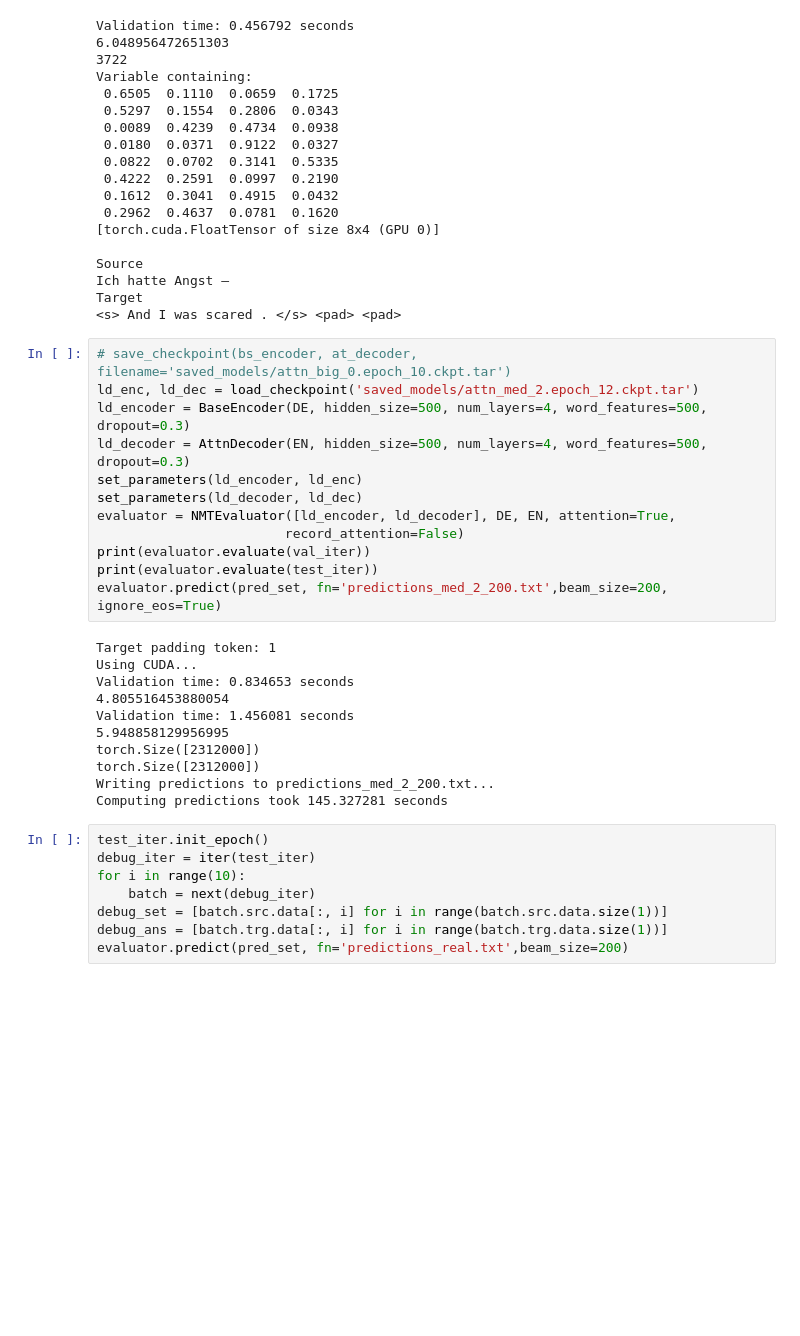
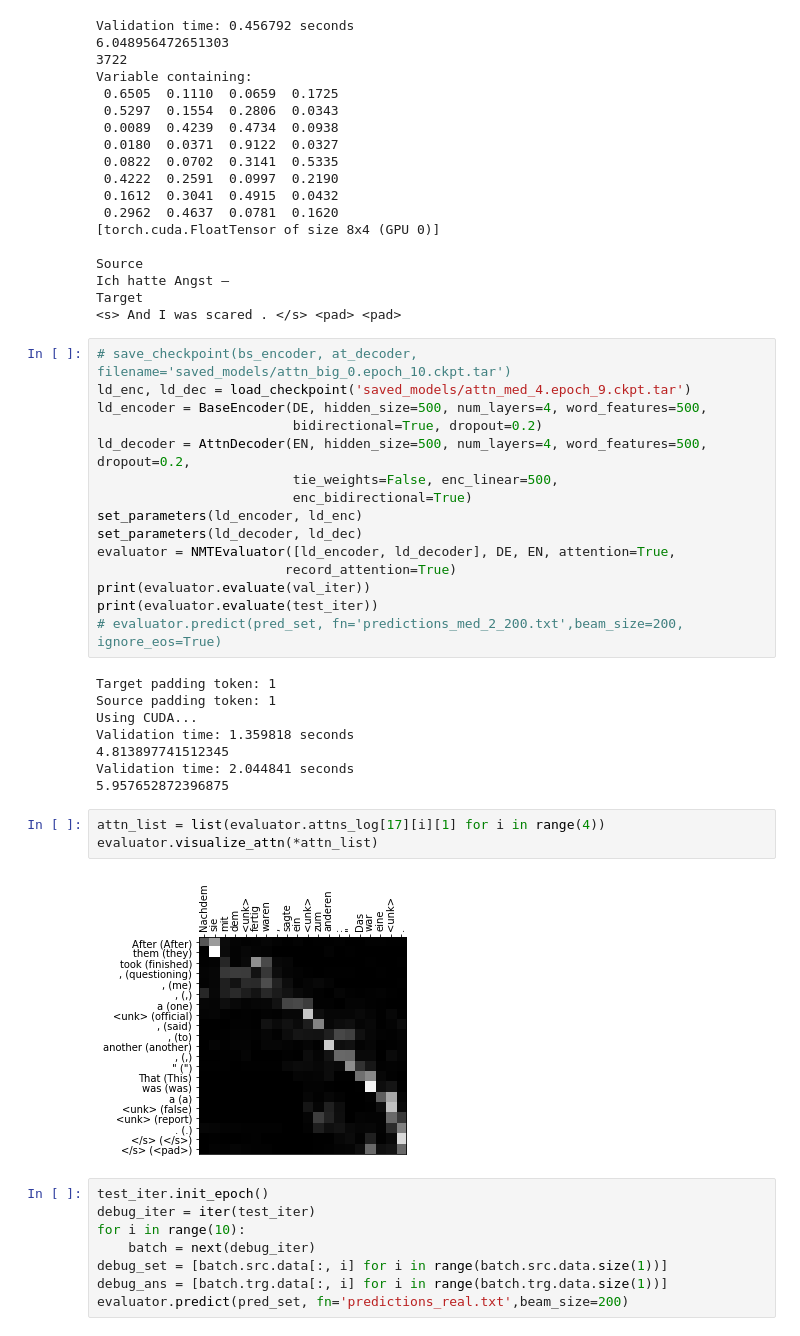
Before and after one commit to emptycrown/cs287-nlp, a Jupyter notebook: hw3/HW3-models-Noah.ipynb, the cells around one changed output. Saved outputs shown, nothing was run; the diff lists cells and outputs as text; blank space fills up the shorter version.

```diff
--- a/hw3/HW3-models-Noah.ipynb
+++ b/hw3/HW3-models-Noah.ipynb
@@ -266,27 +262,32 @@ Target
 <s> And I was scared . </s> <pad> <pad>
 # %%
 # save_checkpoint(bs_encoder, at_decoder, filename='saved_models/attn_big_0.epoch_10.ckpt.tar')
-ld_enc, ld_dec = load_checkpoint('saved_models/attn_med_2.epoch_12.ckpt.tar')
-ld_encoder = BaseEncoder(DE, hidden_size=500, num_layers=4, word_features=500, dropout=0.3)
-ld_decoder = AttnDecoder(EN, hidden_size=500, num_layers=4, word_features=500, dropout=0.3)
+ld_enc, ld_dec = load_checkpoint('saved_models/attn_med_4.epoch_9.ckpt.tar')
+ld_encoder = BaseEncoder(DE, hidden_size=500, num_layers=4, word_features=500,
+                         bidirectional=True, dropout=0.2)
+ld_decoder = AttnDecoder(EN, hidden_size=500, num_layers=4, word_features=500, dropout=0.2,
+                         tie_weights=False, enc_linear=500,
+                         enc_bidirectional=True)
 set_parameters(ld_encoder, ld_enc)
 set_parameters(ld_decoder, ld_dec)
 evaluator = NMTEvaluator([ld_encoder, ld_decoder], DE, EN, attention=True,
-                        record_attention=False)
+                        record_attention=True)
 print(evaluator.evaluate(val_iter))
 print(evaluator.evaluate(test_iter))
-evaluator.predict(pred_set, fn='predictions_med_2_200.txt',beam_size=200, ignore_eos=True)
+# evaluator.predict(pred_set, fn='predictions_med_2_200.txt',beam_size=200, ignore_eos=True)
 # %% [output]
 Target padding token: 1
+Source padding token: 1
 Using CUDA...
-Validation time: 0.834653 seconds
-4.805516453880054
-Validation time: 1.456081 seconds
-5.948858129956995
-torch.Size([2312000])
-torch.Size([2312000])
-Writing predictions to predictions_med_2_200.txt...
-Computing predictions took 145.327281 seconds
+Validation time: 1.359818 seconds
+4.813897741512345
+Validation time: 2.044841 seconds
+5.957652872396875
+# %%
+attn_list = list(evaluator.attns_log[17][i][1] for i in range(4))
+evaluator.visualize_attn(*attn_list)
+# %% [output]
+[figure, added]
 # %%
 test_iter.init_epoch()
 debug_iter = iter(test_iter)
```
Also changed, not shown: parts of 7 cells of this notebook, 2 other files.
